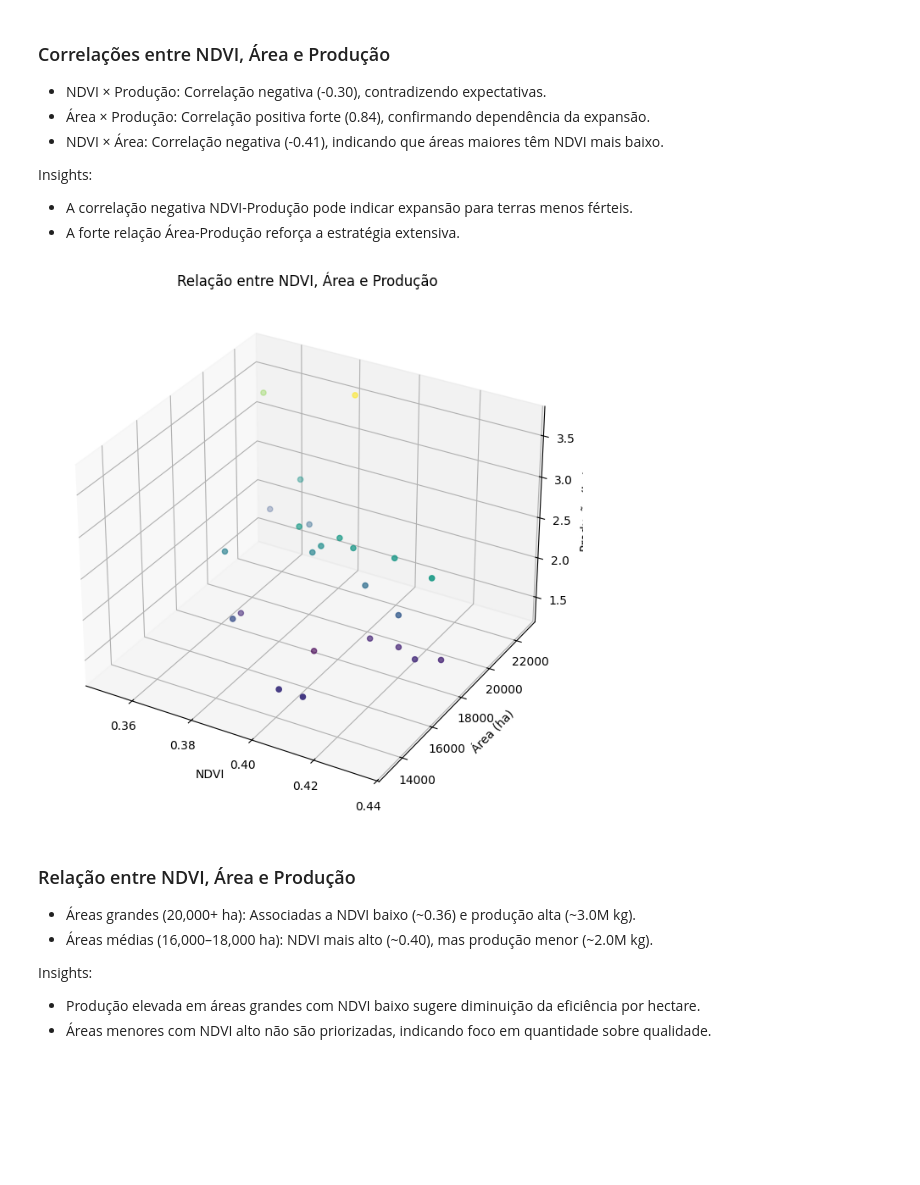
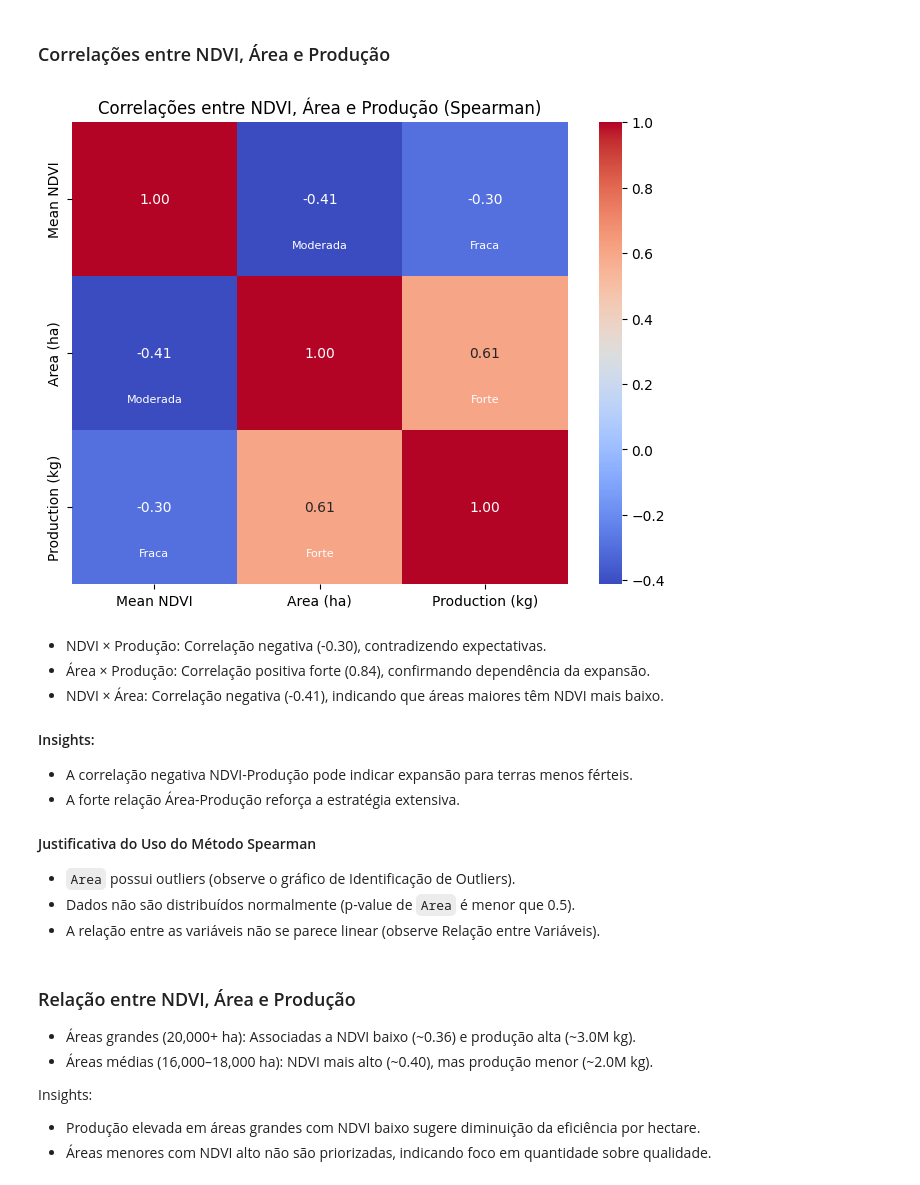
Before and after one commit to luisfuturist/ec-ingredion-3, a Jupyter notebook: notebooks/eda.ipynb, the cells around one changed output. Saved outputs shown, nothing was run; the diff lists cells and outputs as text; code cells hidden in the pictures; blank space fills up the shorter version.

```diff
--- a/notebooks/eda.ipynb
+++ b/notebooks/eda.ipynb
@@ -113,31 +187,51 @@ plt.show()
+# %% [markdown]
+### Correlações entre NDVI, Área e Produção
+# %%
+def interpretar_correlacao(r):
+    r = abs(r)
+    if r < 0.2:
+        return "Muito fraca"
+    elif r < 0.4:
+        return "Fraca"
+    elif r < 0.6:
+        return "Moderada"
+    elif r < 0.8:
+        return "Forte"
+    else:
+        return "Muito forte"
+
+correlacoes = complete_df[['Mean NDVI', 'Area (ha)', 'Production (kg)']].corr(method='spearman')
+
+plt.figure(figsize=(8, 6))
+ax = sns.heatmap(correlacoes, annot=True, cmap='coolwarm', fmt=".2f")
+
+# Add interpretation text
+for i in range(len(correlacoes)):
+    for j in range(len(correlacoes)):
+        if i != j:
+            r = correlacoes.iloc[i, j]
+            strength = interpretar_correlacao(r)
+            ax.text(j+0.5, i+0.8, strength, ha='center', va='center', fontsize=8, color='white')
+
+plt.title('Correlações entre NDVI, Área e Produção (Spearman)')
+plt.show()
+# %% [output]
+[figure, added]
 # %% [markdown]
-### Correlações entre NDVI, Área e Produção
-  - NDVI × Produção: Correlação negativa (-0.30), contradizendo expectativas.
-  - Área × Produção: Correlação positiva forte (0.84), confirmando dependência da expansão.
-  - NDVI × Área: Correlação negativa (-0.41), indicando que áreas maiores têm NDVI mais baixo.
+- NDVI × Produção: Correlação negativa (-0.30), contradizendo expectativas.
+- Área × Produção: Correlação positiva forte (0.84), confirmando dependência da expansão.
+- NDVI × Área: Correlação negativa (-0.41), indicando que áreas maiores têm NDVI mais baixo.
 
-Insights:
-  - A correlação negativa NDVI-Produção pode indicar expansão para terras menos férteis.
-  - A forte relação Área-Produção reforça a estratégia extensiva.
+#### Insights:
+
+- A correlação negativa NDVI-Produção pode indicar expansão para terras menos férteis.
+- A forte relação Área-Produção reforça a estratégia extensiva.
+
+#### Justificativa do Uso do Método Spearman
+
+- `Area` possui outliers (observe o gráfico de Identificação de Outliers).
+- Dados não são distribuídos normalmente (p-value de `Area` é menor que 0.5).
+- A relação entre as variáveis não se parece linear (observe Relação entre Variáveis).
-# %%
-from mpl_toolkits.mplot3d import Axes3D
-
-fig = plt.figure(figsize=(12, 8))
-ax = fig.add_subplot(111, projection='3d')
-ax.scatter(
-    df_completo['NDVI_mean'],
-    df_completo['Area (ha)'],
-    df_completo['Production (kg)'],
-    c=df_completo['Production (kg)'],
-    cmap='viridis'
-)
-ax.set_xlabel('NDVI')
-ax.set_ylabel('Área (ha)')
-ax.set_zlabel('Produção (kg)')
-plt.title('Relação entre NDVI, Área e Produção')
-plt.show()
-# %% [output]
-[figure, removed]
 # %% [markdown]
 ### Relação entre NDVI, Área e Produção
   - Áreas grandes (20,000+ ha): Associadas a NDVI baixo (~0.36) e produção alta (~3.0M kg).
```
Also changed, not shown: parts of 30 cells of this notebook, 1 other file.
